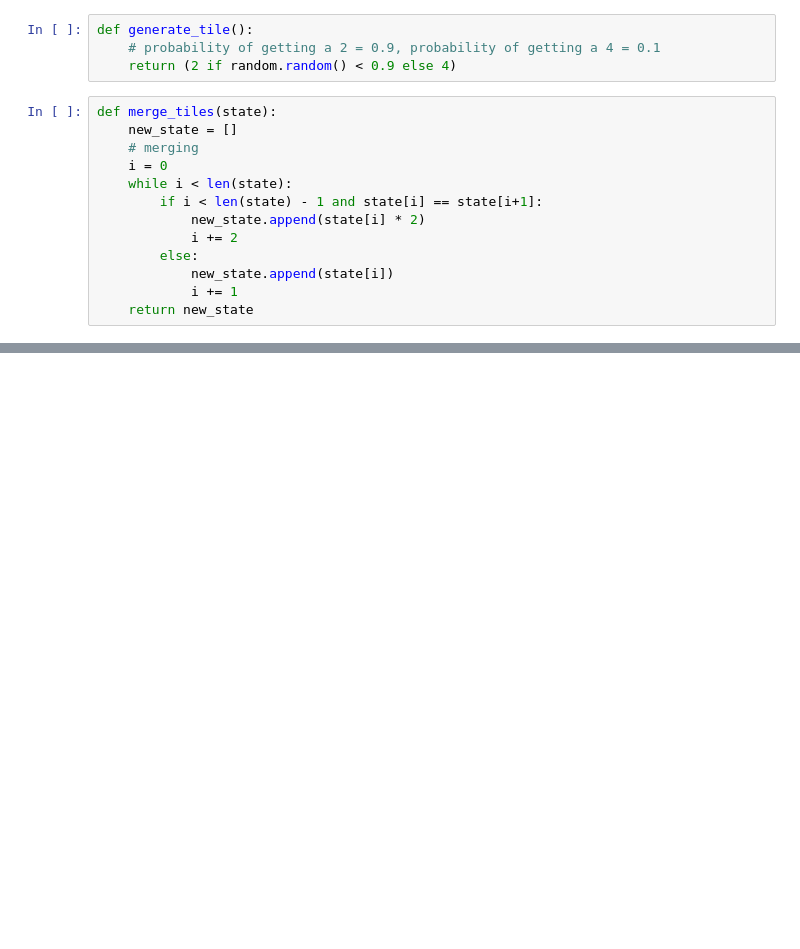
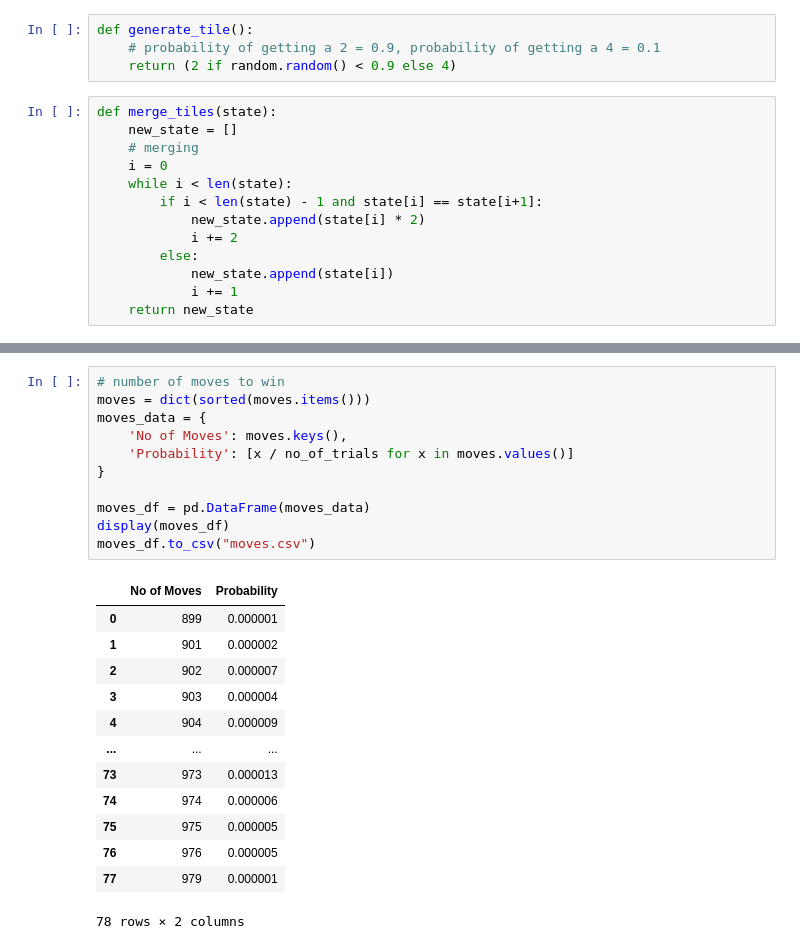
Before and after one commit to potpot1029/ESTR2018_Project, a Jupyter notebook: markov_chain.ipynb, the cells around one changed output, grey strips where cells are left out. Drawn from its saved outputs; the diff is of its cells as text; blank space fills up the shorter version.

```diff
--- a/markov_chain.ipynb
+++ b/markov_chain.ipynb
@@ -157,5 +223,30 @@ for _ in range(no_of_trials):
 
 for item in absorbing_probabilities:
     absorbing_probabilities[tuple(item)] /= no_of_trials
+# %%
+# number of moves to win
+moves = dict(sorted(moves.items()))
+moves_data = {
+    'No of Moves': moves.keys(),
+    'Probability': [x / no_of_trials for x in moves.values()]
+}
+
+moves_df = pd.DataFrame(moves_data)
+display(moves_df)
+moves_df.to_csv("moves.csv")
+# %% [output]
+|  | No of Moves | Probability |
+| 0 | 899 | 0.000001 |
+| 1 | 901 | 0.000002 |
+| 2 | 902 | 0.000007 |
+| 3 | 903 | 0.000004 |
+| 4 | 904 | 0.000009 |
+| ... | ... | ... |
+| 73 | 973 | 0.000013 |
+| 74 | 974 | 0.000006 |
+| 75 | 975 | 0.000005 |
+| 76 | 976 | 0.000005 |
+| 77 | 979 | 0.000001 |
+78 rows × 2 columns
 # %%
 # absorbing probabilities
```
Also changed, not shown: parts of 13 cells of this notebook, 4 other files.
